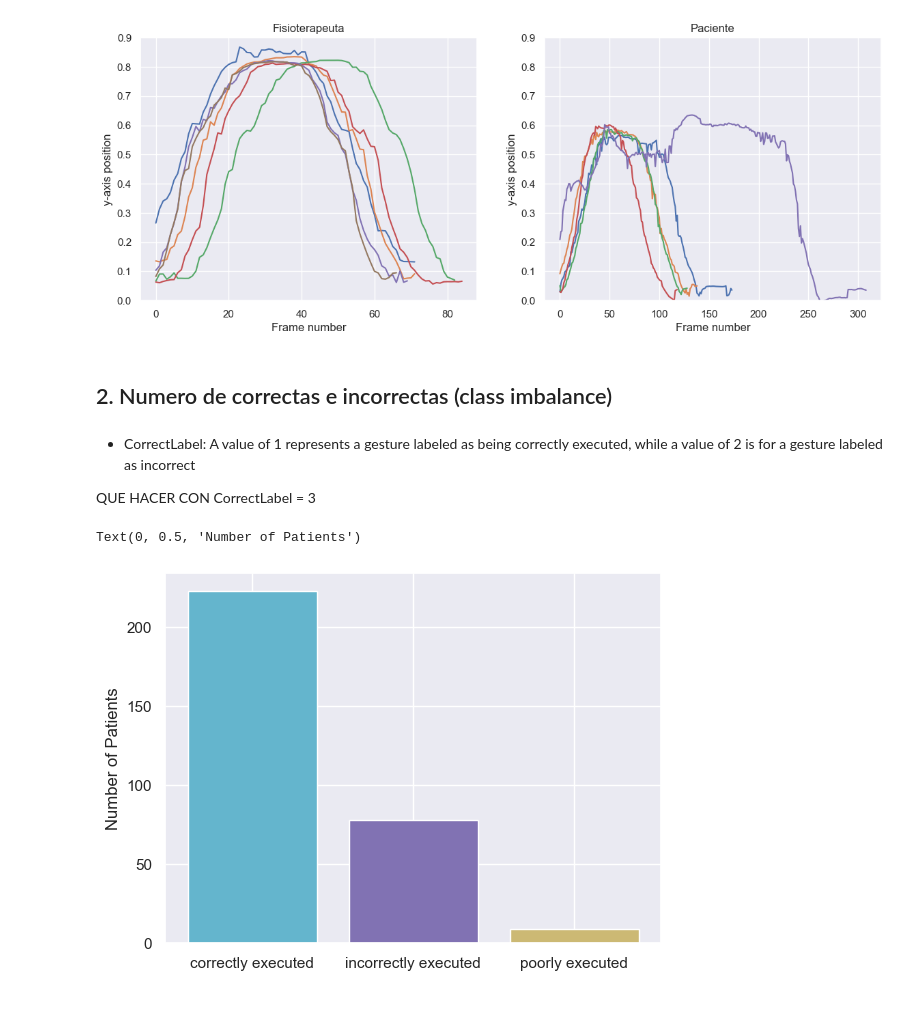
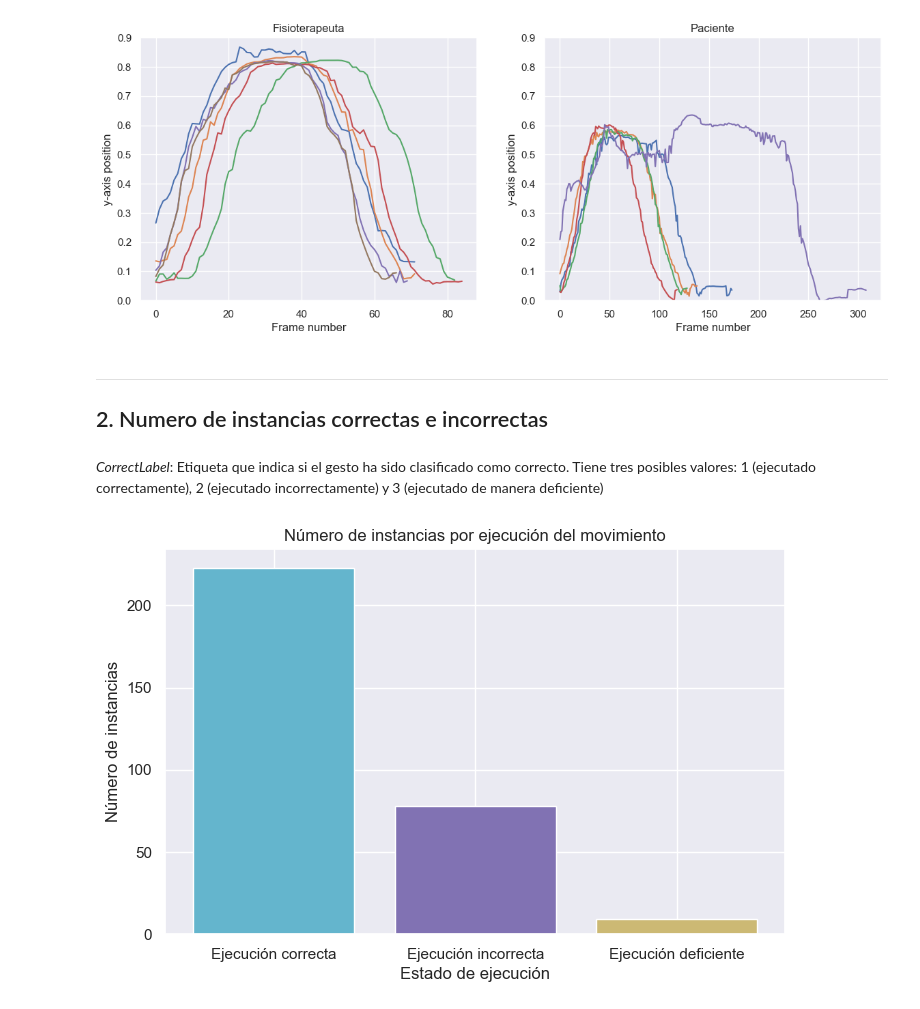
Before and after one commit to nmartinser/Telerehabilitation, a Jupyter notebook: notebooks/analisis_datos.ipynb, the cells around one changed output. Saved outputs shown, nothing was run; the diff lists cells and outputs as text; code cells hidden in the pictures.

```diff
--- a/notebooks/analisis_datos.ipynb
+++ b/notebooks/analisis_datos.ipynb
@@ -79,20 +141,29 @@ plt.show()
 # %% [output]
 [figure]
 # %% [markdown]
-## 2. Numero de correctas e incorrectas (class imbalance)
+****
+## 2. Numero de instancias correctas e incorrectas
-# %% [markdown]
-* CorrectLabel: A value of 1 represents a gesture labeled as being correctly executed, while a value of 2 is for a gesture labeled as incorrect
-
-QUE HACER CON CorrectLabel = 3
-# %%
-df_peque = df_data[['SubjectID', 'GestureLabel', 'CorrectLabel']].drop_duplicates().reset_index(drop=True)
-
-df_peque = df_peque.groupby(['CorrectLabel']).count()
-
-x = ["correctly executed", "incorrectly executed", "poorly executed"]
-color =  ['c', 'm', 'y']
-plt.bar(x, df_peque['GestureLabel'].values, color=color)
-plt.ylabel('Number of Patients')
-# %% [output]
-Text(0, 0.5, 'Number of Patients')
-[figure, removed]
+# %% [markdown]
+*CorrectLabel*: Etiqueta que indica si el gesto ha sido clasificado como correcto. Tiene tres posibles valores: 1 (ejecutado correctamente), 2 (ejecutado incorrectamente) y 3 (ejecutado de manera deficiente)
+# %%
+# Selecciona las columnas de interés y elimina duplicados
+df_peque = df_data[['SubjectID', 'GestureLabel', 'CorrectLabel']].drop_duplicates().reset_index(drop=True)
+
+# Agrupa el DataFrame y cuenta el número de gestos por cada categoría
+df_peque = df_peque.groupby(['CorrectLabel']).count()
+
+# Definición de las etiquetas y colores para la gráfica
+x = ["Ejecución correcta", "Ejecución incorrecta", "Ejecución deficiente"]
+color = ['c', 'm', 'y']
+
+# Crear el gráfico de barras
+plt.figure(figsize=(8, 5))
+plt.bar(x, df_peque['GestureLabel'].values, color=color)
+
+# Etiquetar los ejes
+plt.ylabel('Número de instancias')
+plt.xlabel('Estado de ejecución')
+plt.title('Número de instancias por ejecución del movimiento')
+plt.show()
+# %% [output]
+[figure, added]
```
Also changed, not shown: parts of 17 cells of this notebook, 3 other files.
